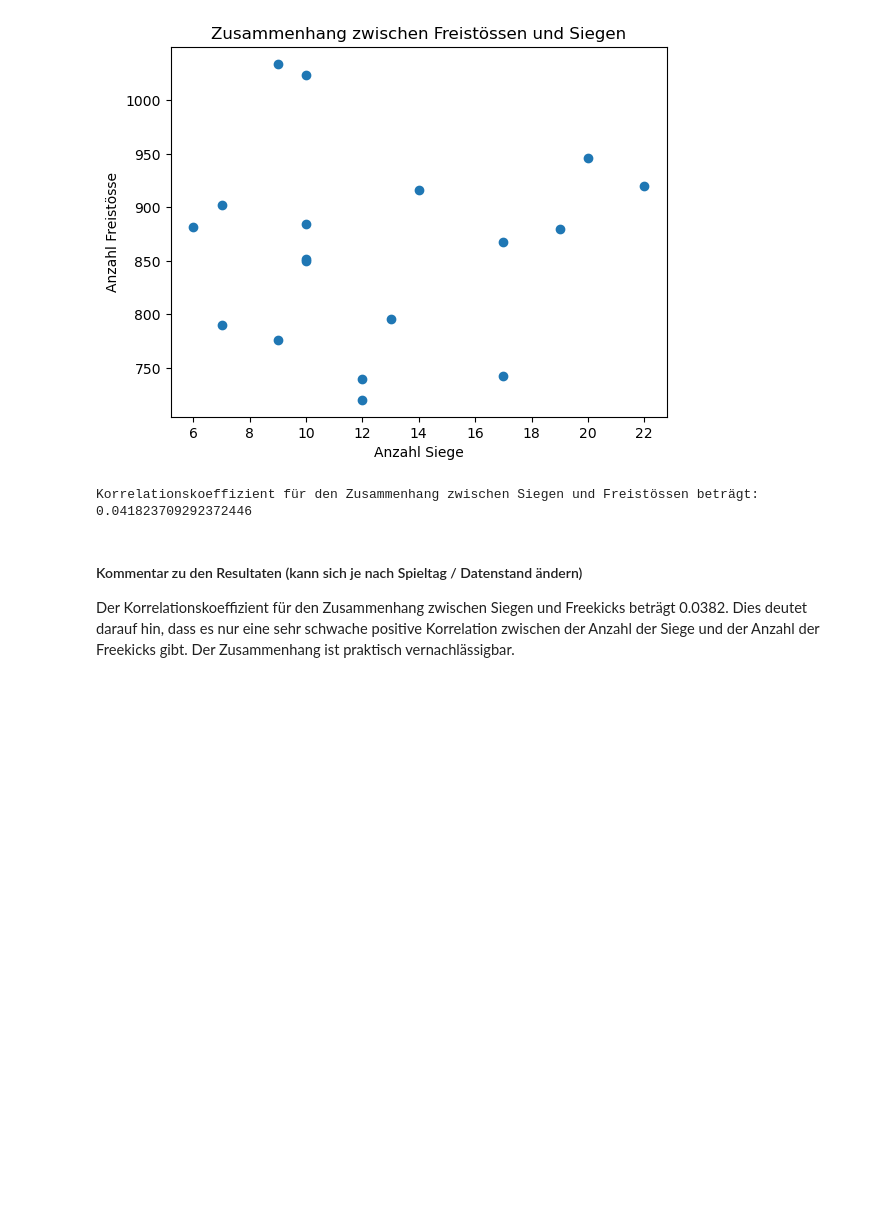
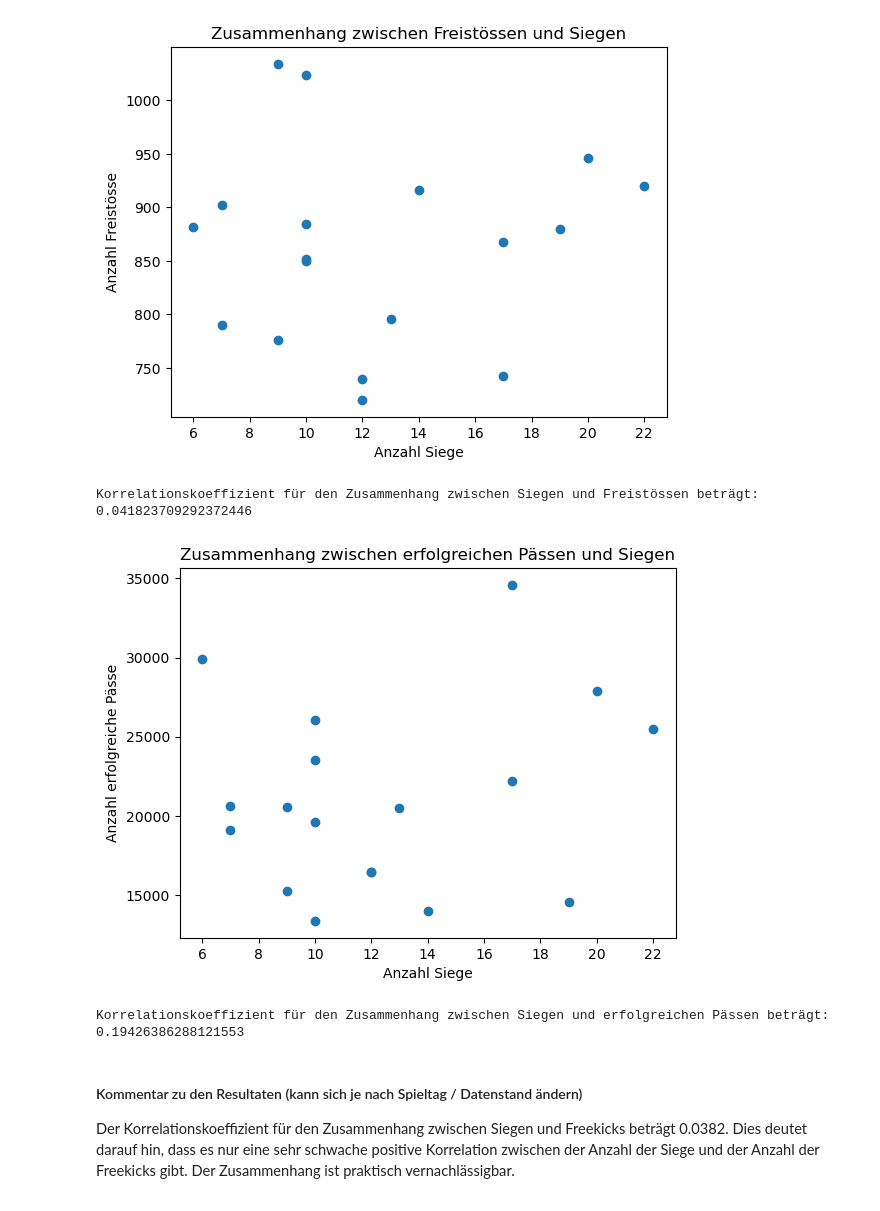
Before and after one commit to meierr14/Projektarbeit_ADS_FS2023_Gruppe_15, a Jupyter notebook: ExplorativeDatenanalyse/ExplorativeDatenanalyse.ipynb, the cells around one changed output. Drawn from its saved outputs; the diff is of its cells as text; code cells hidden in the pictures; blank space fills up the shorter version.

```diff
--- a/ExplorativeDatenanalyse/ExplorativeDatenanalyse.ipynb
+++ b/ExplorativeDatenanalyse/ExplorativeDatenanalyse.ipynb
@@ -401,6 +393,32 @@ print("Korrelationskoeffizient für den Zusammenhang zwischen Siegen und Freist
 # %% [output]
 [figure]
 Korrelationskoeffizient für den Zusammenhang zwischen Siegen und Freistössen beträgt: 0.041823709292372446
+# %%
+# Erfolgreiche Pässe
+# Gruppieren des DataFrames nach "team_id" und berechnen der Summe von "freekicks_total"
+sum_paesse_total = df_paesse.groupby('team_id')['pass_complete'].sum()
+
+plt.scatter(df_siege_pro_team['anzahl siege'], sum_paesse_total)
+
+# Beschriften des Plots
+plt.xlabel('Anzahl Siege')
+plt.ylabel('Anzahl erfolgreiche Pässe')
+plt.title('Zusammenhang zwischen erfolgreichen Pässen und Siegen')
+
+# Anzeigen des Scatterplots
+plt.show()
+
+# Berechnen des Korrelationskoeffizienten
+correlation_matrix = np.corrcoef(df_siege_pro_team['anzahl siege'], sum_paesse_total)
+
+# Extrahieren des Korrelationskoeffizienten aus der Matrix
+correlation_coefficient = correlation_matrix[0, 1]
+
+# Anzeigen des Korrelationskoeffizienten
+print("Korrelationskoeffizient für den Zusammenhang zwischen Siegen und erfolgreichen Pässen beträgt:", correlation_coefficient)
+# %% [output]
+[figure, added]
+Korrelationskoeffizient für den Zusammenhang zwischen Siegen und erfolgreichen Pässen beträgt: 0.19426386288121553
 # %% [markdown]
 #### Kommentar zu den Resultaten (kann sich je nach Spieltag / Datenstand ändern)
 
```
Also changed, not shown: parts of 7 cells of this notebook.
